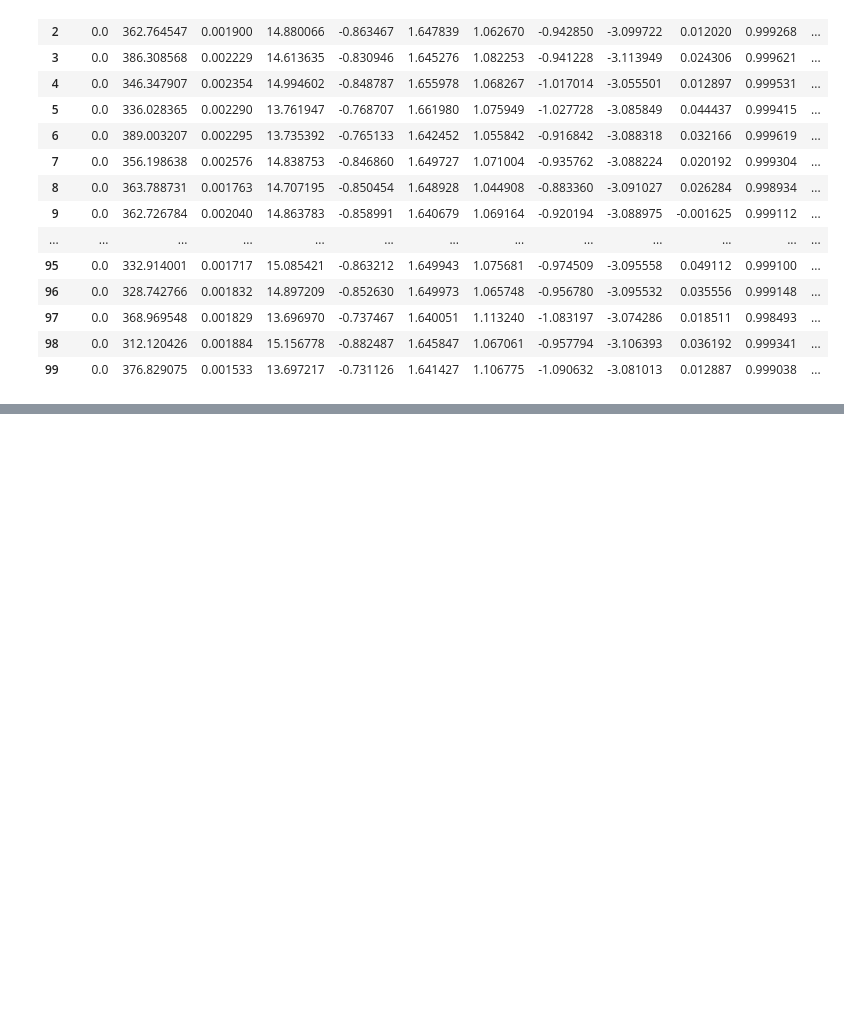
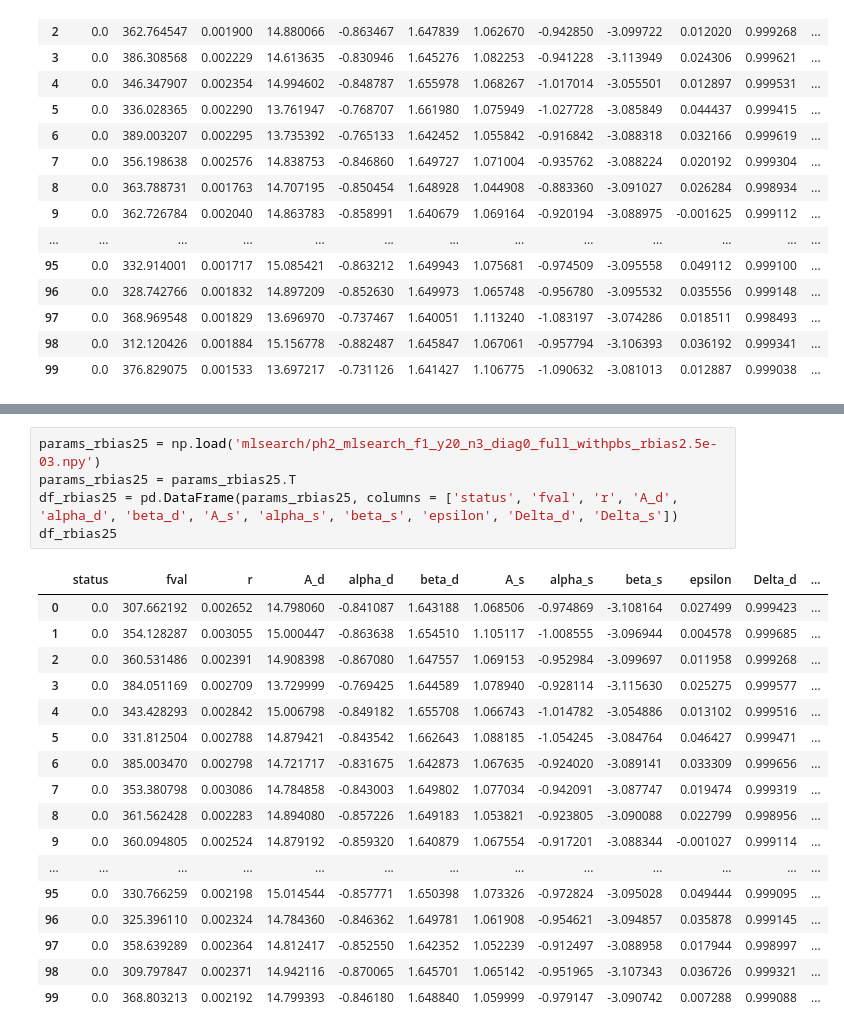
Before and after one commit to veronica-hoffman/s4bb, a Jupyter notebook: compare_params.ipynb, the cells around one changed output, grey strips where cells are left out. Cells and saved outputs as stored; diff of their text form; blank space fills up the shorter version.

```diff
--- a/compare_params.ipynb
+++ b/compare_params.ipynb
@@ -327,0 +363,23 @@ df_rbias.describe()
+# %%
+params_rbias25 = np.load('mlsearch/ph2_mlsearch_f1_y20_n3_diag0_full_withpbs_rbias2.5e-03.npy')
+params_rbias25 = params_rbias25.T
+df_rbias25 = pd.DataFrame(params_rbias25, columns = ['status', 'fval', 'r', 'A_d', 'alpha_d', 'beta_d', 'A_s', 'alpha_s', 'beta_s', 'epsilon', 'Delta_d', 'Delta_s'])
+df_rbias25
+# %% [output]
+|  | status | fval | r | A_d | alpha_d | beta_d | A_s | alpha_s | beta_s | epsilon | Delta_d | ... |
+| 0 | 0.0 | 307.662192 | 0.002652 | 14.798060 | -0.841087 | 1.643188 | 1.068506 | -0.974869 | -3.108164 | 0.027499 | 0.999423 | ... |
+| 1 | 0.0 | 354.128287 | 0.003055 | 15.000447 | -0.863638 | 1.654510 | 1.105117 | -1.008555 | -3.096944 | 0.004578 | 0.999685 | ... |
+| 2 | 0.0 | 360.531486 | 0.002391 | 14.908398 | -0.867080 | 1.647557 | 1.069153 | -0.952984 | -3.099697 | 0.011958 | 0.999268 | ... |
+| 3 | 0.0 | 384.051169 | 0.002709 | 13.729999 | -0.769425 | 1.644589 | 1.078940 | -0.928114 | -3.115630 | 0.025275 | 0.999577 | ... |
+| 4 | 0.0 | 343.428293 | 0.002842 | 15.006798 | -0.849182 | 1.655708 | 1.066743 | -1.014782 | -3.054886 | 0.013102 | 0.999516 | ... |
+| 5 | 0.0 | 331.812504 | 0.002788 | 14.879421 | -0.843542 | 1.662643 | 1.088185 | -1.054245 | -3.084764 | 0.046427 | 0.999471 | ... |
+| 6 | 0.0 | 385.003470 | 0.002798 | 14.721717 | -0.831675 | 1.642873 | 1.067635 | -0.924020 | -3.089141 | 0.033309 | 0.999656 | ... |
+| 7 | 0.0 | 353.380798 | 0.003086 | 14.784858 | -0.843003 | 1.649802 | 1.077034 | -0.942091 | -3.087747 | 0.019474 | 0.999319 | ... |
+| 8 | 0.0 | 361.562428 | 0.002283 | 14.894080 | -0.857226 | 1.649183 | 1.053821 | -0.923805 | -3.090088 | 0.022799 | 0.998956 | ... |
+| 9 | 0.0 | 360.094805 | 0.002524 | 14.879192 | -0.859320 | 1.640879 | 1.067554 | -0.917201 | -3.088344 | -0.001027 | 0.999114 | ... |
+| ... | ... | ... | ... | ... | ... | ... | ... | ... | ... | ... | ... | ... |
+| 95 | 0.0 | 330.766259 | 0.002198 | 15.014544 | -0.857771 | 1.650398 | 1.073326 | -0.972824 | -3.095028 | 0.049444 | 0.999095 | ... |
+| 96 | 0.0 | 325.396110 | 0.002324 | 14.784360 | -0.846362 | 1.649781 | 1.061908 | -0.954621 | -3.094857 | 0.035878 | 0.999145 | ... |
+| 97 | 0.0 | 358.639289 | 0.002364 | 14.812417 | -0.852550 | 1.642352 | 1.052239 | -0.912497 | -3.088958 | 0.017944 | 0.998997 | ... |
+| 98 | 0.0 | 309.797847 | 0.002371 | 14.942116 | -0.870065 | 1.645701 | 1.065142 | -0.951965 | -3.107343 | 0.036726 | 0.999321 | ... |
+| 99 | 0.0 | 368.803213 | 0.002192 | 14.799393 | -0.846180 | 1.648840 | 1.059999 | -0.979147 | -3.090742 | 0.007288 | 0.999088 | ... |
```
Also changed, not shown: parts of 3 cells of this notebook, 9 other files.
